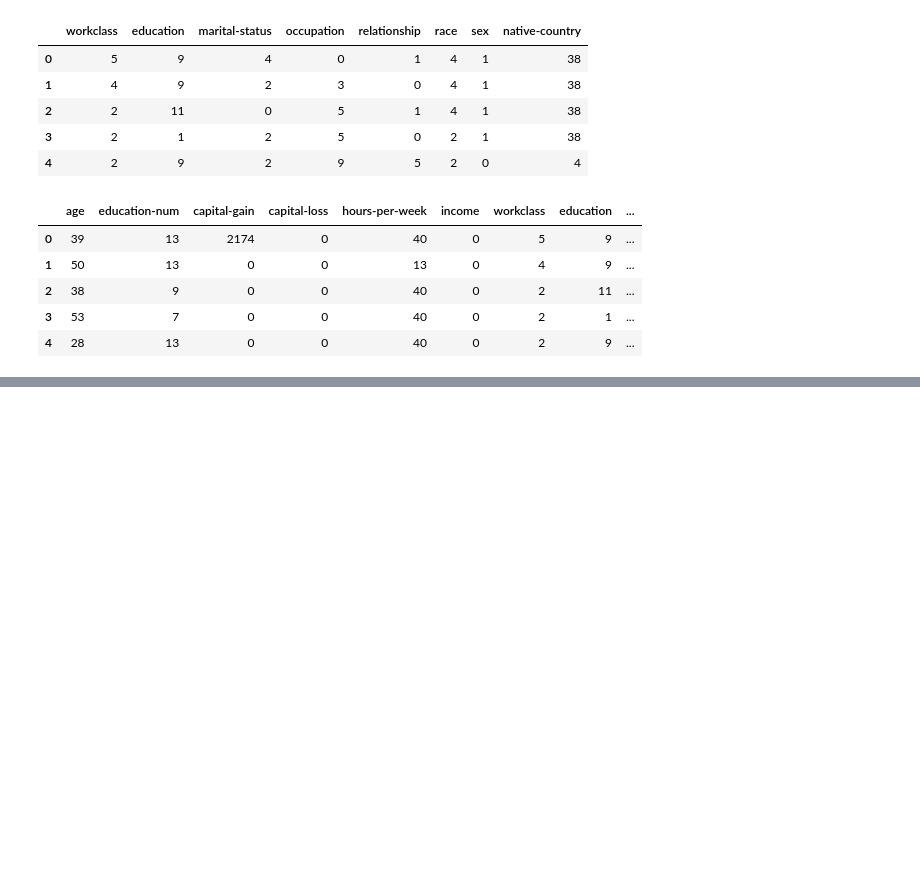
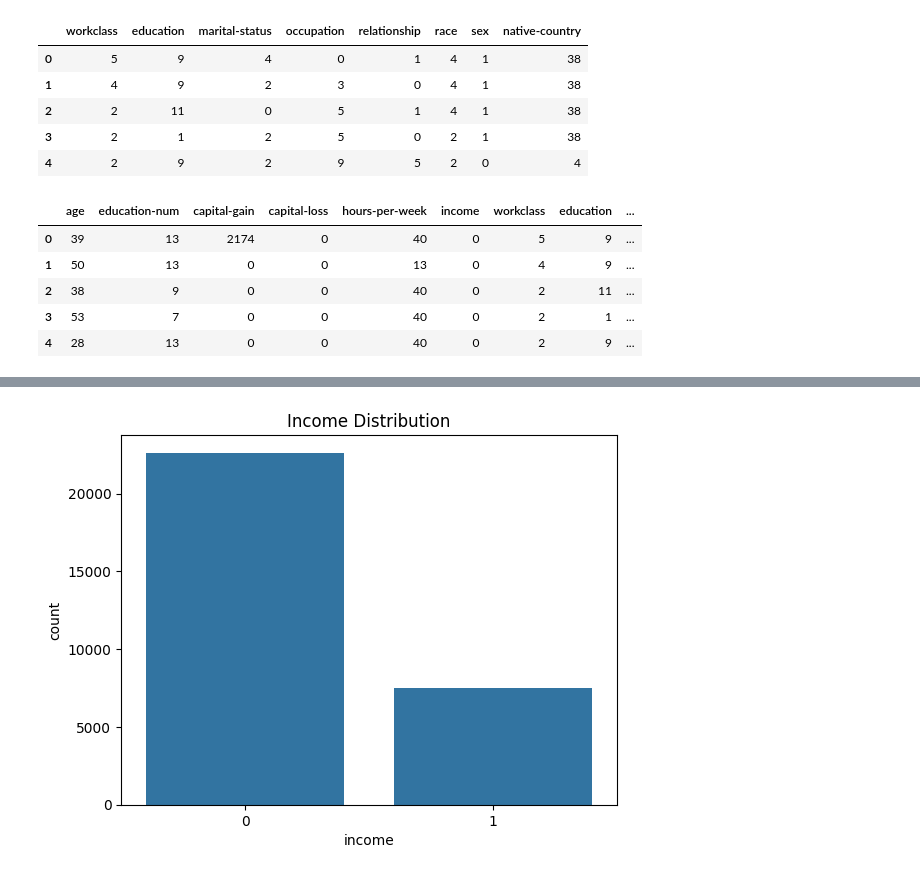
Before and after one commit to ds-mohit/Machine-Learning, a Jupyter notebook: SVM/sVM.ipynb, the cells around one changed output, grey strips where cells are left out. Cells and saved outputs as stored; diff of their text form; code cells hidden in the pictures; blank space fills up the shorter version.

```diff
--- a/SVM/sVM.ipynb
+++ b/SVM/sVM.ipynb
@@ -211,0 +240,6 @@ model.fit(x_train,y_train)
+# %%
+sns.countplot(data=df, x='income')
+plt.title("Income Distribution")
+plt.show()
+# %% [output]
+[figure, added]
```
Also changed, not shown: parts of 8 cells of this notebook, 12 other files.
